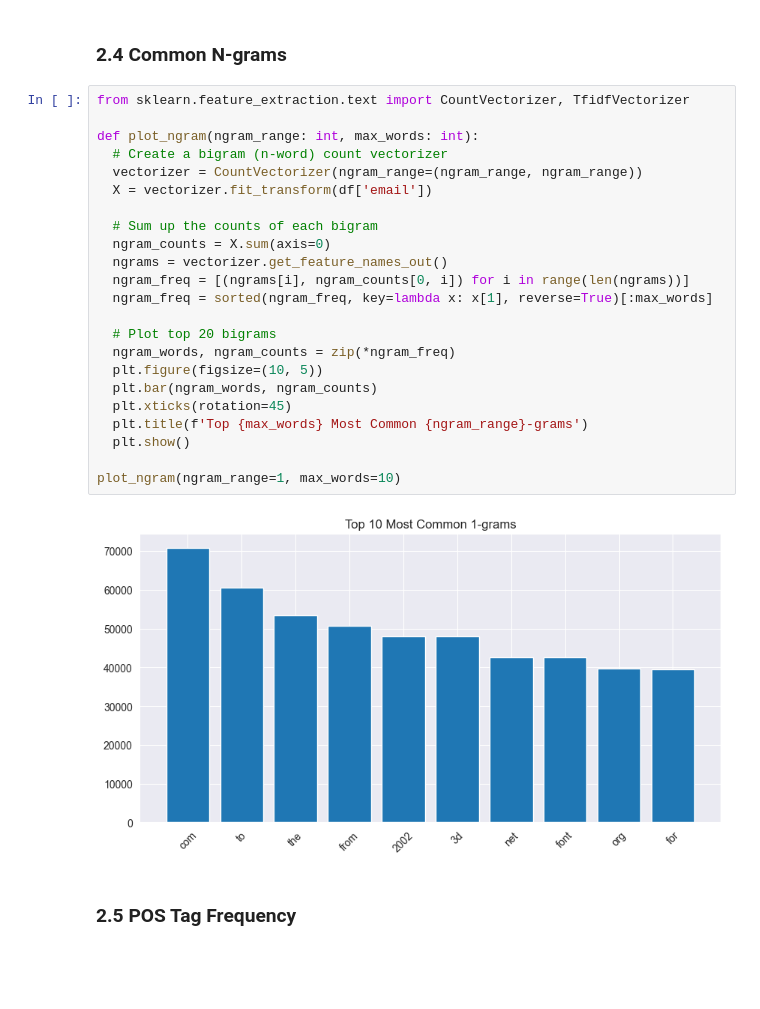
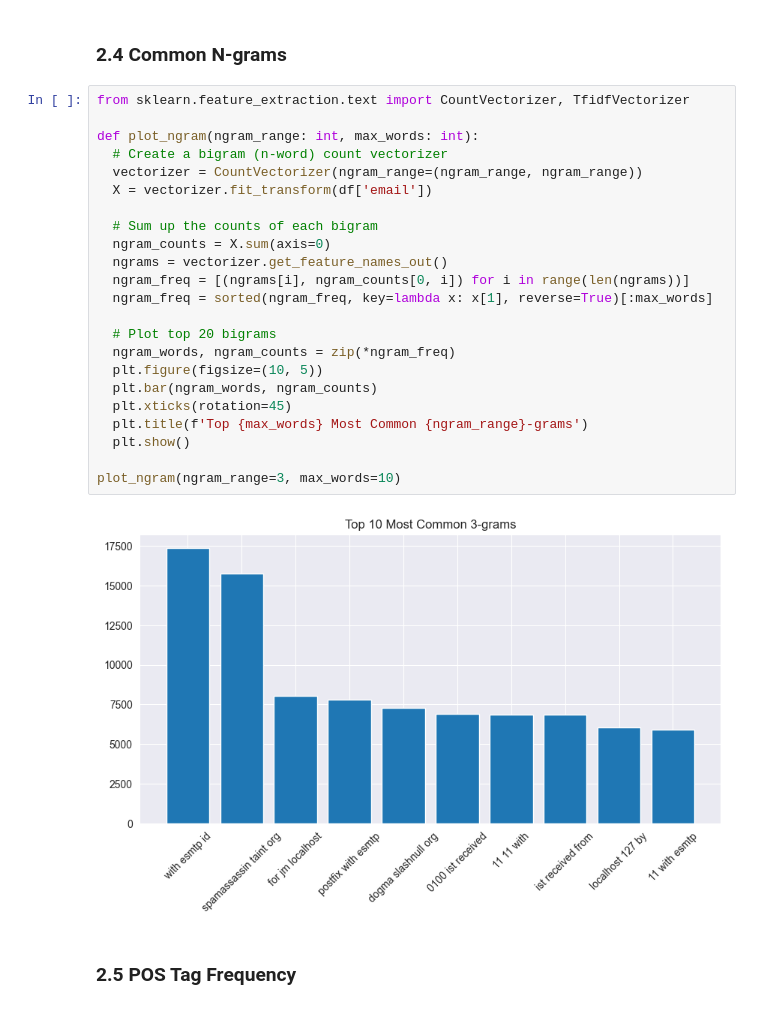
Before and after one commit to TRUEDEVIL666/Data-Mining-Report, a Jupyter notebook: sourcecode/email_classification_tfidf.ipynb, the cells around one changed output. Cells and saved outputs as stored; diff of their text form; blank space fills up the shorter version.

```diff
--- a/sourcecode/email_classification_tfidf.ipynb
+++ b/sourcecode/email_classification_tfidf.ipynb
@@ -162,28 +173,28 @@ plt.show()
 # %%
 from sklearn.feature_extraction.text import CountVectorizer, TfidfVectorizer
 
 def plot_ngram(ngram_range: int, max_words: int):
   # Create a bigram (n-word) count vectorizer
   vectorizer = CountVectorizer(ngram_range=(ngram_range, ngram_range))
   X = vectorizer.fit_transform(df['email'])
 
   # Sum up the counts of each bigram
   ngram_counts = X.sum(axis=0)
   ngrams = vectorizer.get_feature_names_out()
   ngram_freq = [(ngrams[i], ngram_counts[0, i]) for i in range(len(ngrams))]
   ngram_freq = sorted(ngram_freq, key=lambda x: x[1], reverse=True)[:max_words]
 
   # Plot top 20 bigrams
   ngram_words, ngram_counts = zip(*ngram_freq)
   plt.figure(figsize=(10, 5))
   plt.bar(ngram_words, ngram_counts)
   plt.xticks(rotation=45)
   plt.title(f'Top {max_words} Most Common {ngram_range}-grams')
   plt.show()
 
-plot_ngram(ngram_range=1, max_words=10)
+plot_ngram(ngram_range=3, max_words=10)
 # %% [output]
-[figure, old version]
+[figure, new version]
 # %% [markdown]
 ### 2.5 POS Tag Frequency
 # %%
```
Also changed, not shown: parts of 53 cells of this notebook, 2 other files.
